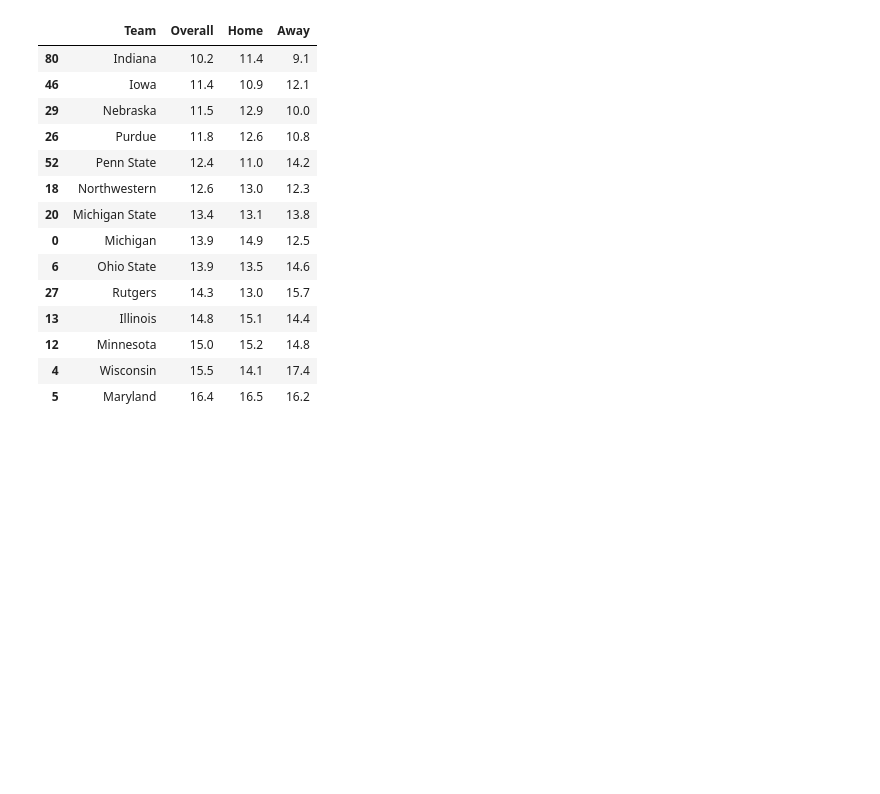
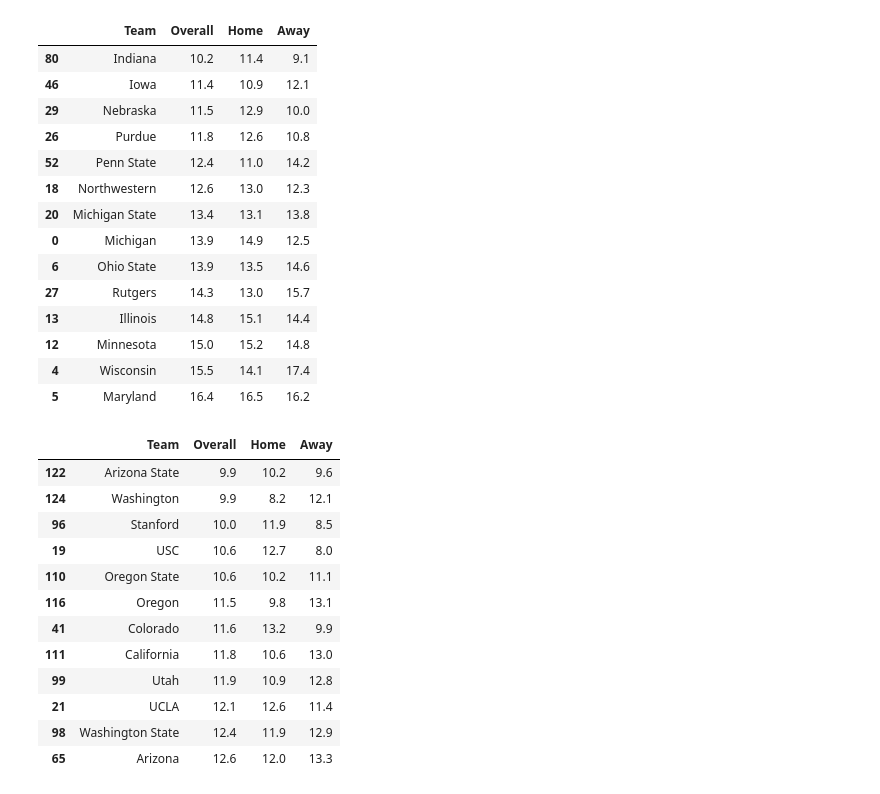
Before and after one commit to ajgrande615/DA9_CFB_Analysis, a Jupyter notebook: lines_data_ex.ipynb, the cells around one changed output. Saved outputs shown, nothing was run; the diff lists cells and outputs as text; code cells hidden in the pictures; blank space fills up the shorter version.

```diff
--- a/lines_data_ex.ipynb
+++ b/lines_data_ex.ipynb
@@ -499,3 +506,23 @@ big_ten_error
 | 12 | Minnesota | 15.0 | 15.2 | 14.8 |
 | 4 | Wisconsin | 15.5 | 14.1 | 17.4 |
 | 5 | Maryland | 16.4 | 16.5 | 16.2 |
+# %%
+pac_12 = lines_fbs[lines_fbs['home_conference'] == 'Pac-12']['home_team'].unique()
+# %%
+pac_12_error = team_error[team_error['Team'].isin(pac_12)]
+# %%
+pac_12_error
+# %% [output]
+|  | Team | Overall | Home | Away |
+| 122 | Arizona State | 9.9 | 10.2 | 9.6 |
+| 124 | Washington | 9.9 | 8.2 | 12.1 |
+| 96 | Stanford | 10.0 | 11.9 | 8.5 |
+| 19 | USC | 10.6 | 12.7 | 8.0 |
+| 110 | Oregon State | 10.6 | 10.2 | 11.1 |
+| 116 | Oregon | 11.5 | 9.8 | 13.1 |
+| 41 | Colorado | 11.6 | 13.2 | 9.9 |
+| 111 | California | 11.8 | 10.6 | 13.0 |
+| 99 | Utah | 11.9 | 10.9 | 12.8 |
+| 21 | UCLA | 12.1 | 12.6 | 11.4 |
+| 98 | Washington State | 12.4 | 11.9 | 12.9 |
+| 65 | Arizona | 12.6 | 12.0 | 13.3 |
```
Also changed, not shown: parts of 12 cells of this notebook, 6 other files.
